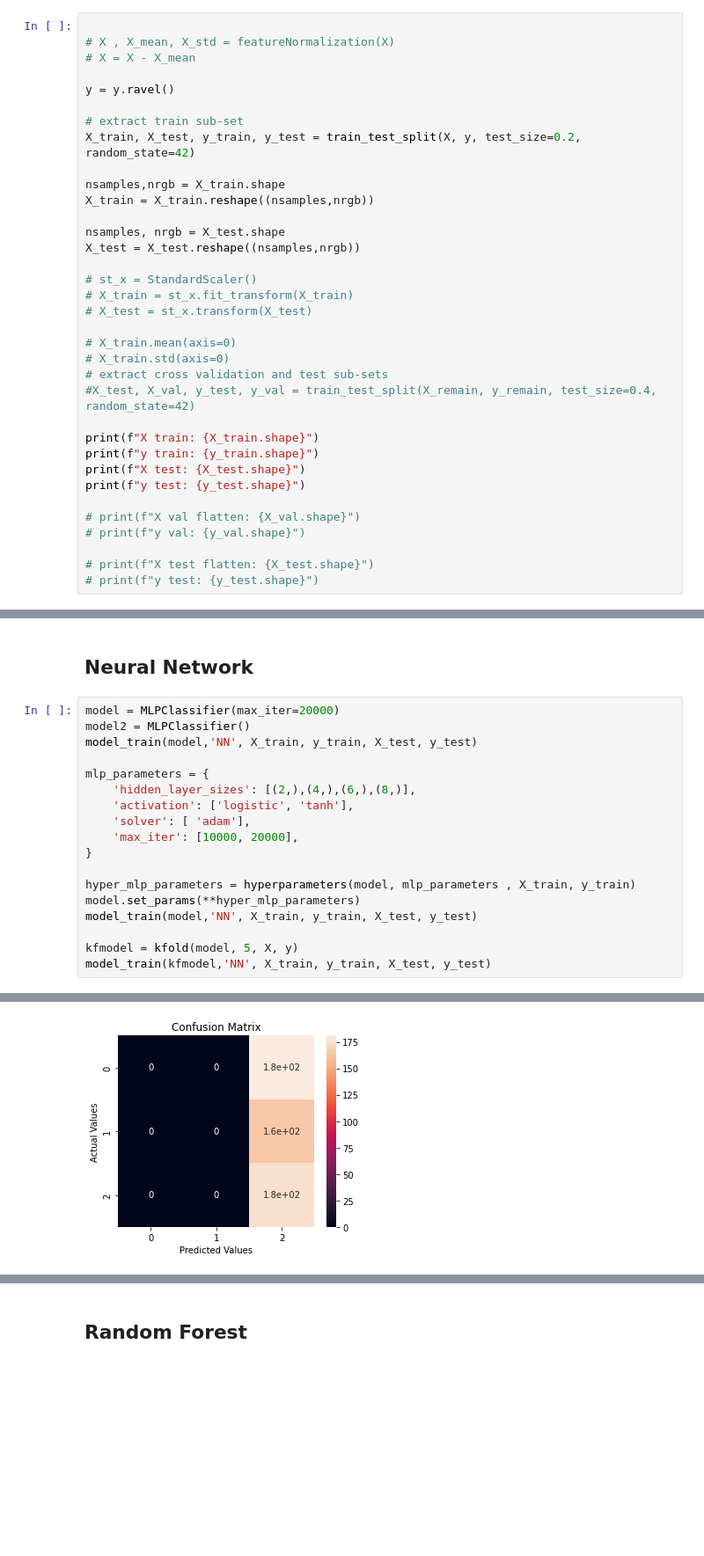
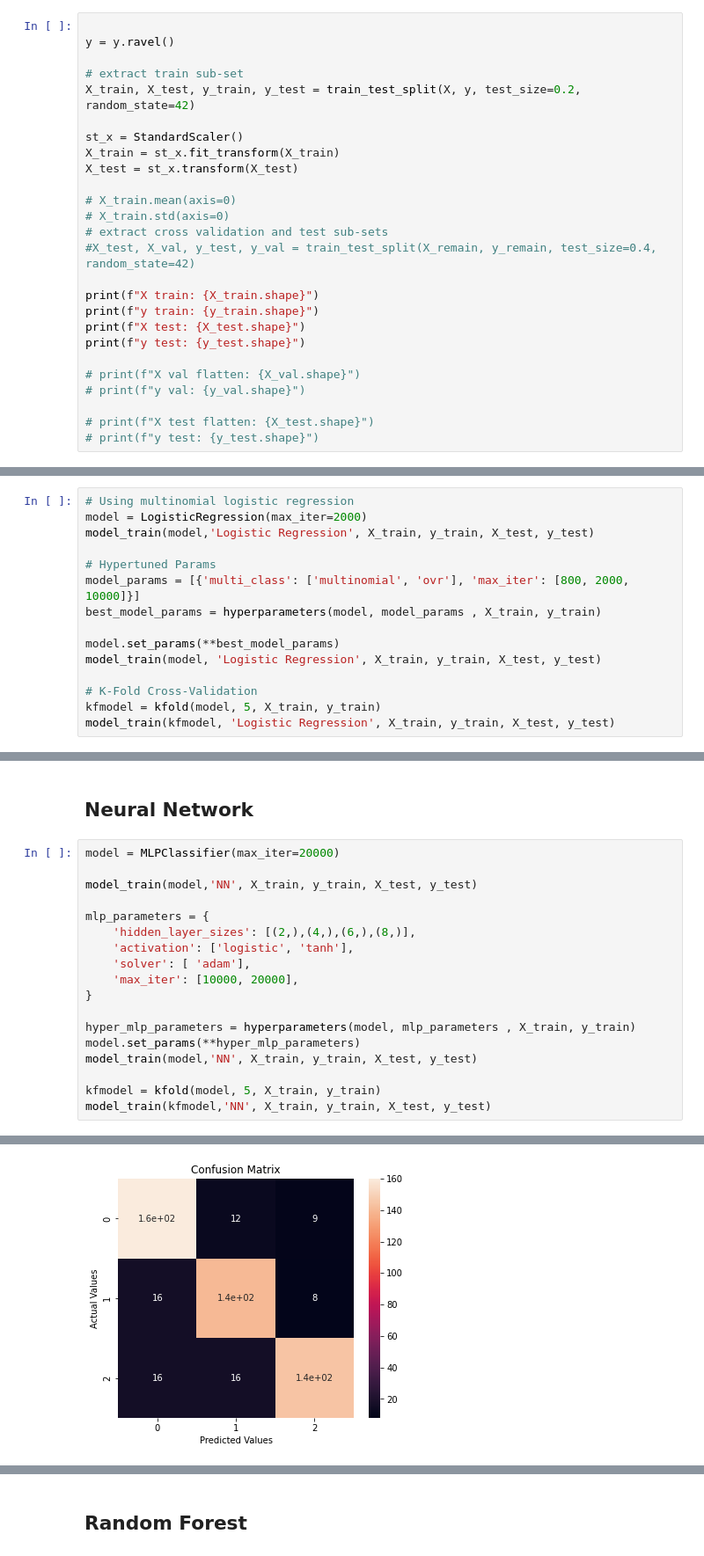
Before and after one commit to pedromonteiro01/garbage_classification, a Jupyter notebook: project/main.ipynb, the cells around one changed output, grey strips where cells are left out. Shown at 88% size. Saved outputs shown, nothing was run; the diff lists cells and outputs as text; blank space fills up the shorter version.

```diff
--- a/project/main.ipynb
+++ b/project/main.ipynb
@@ -158,22 +197,13 @@ def featureNormalization(X):
 # %%
-
-# X , X_mean, X_std = featureNormalization(X)
-# X = X - X_mean
 
 y = y.ravel()
 
 # extract train sub-set
 X_train, X_test, y_train, y_test = train_test_split(X, y, test_size=0.2, random_state=42)
 
-nsamples,nrgb = X_train.shape
-X_train = X_train.reshape((nsamples,nrgb))
-
-nsamples, nrgb = X_test.shape
-X_test = X_test.reshape((nsamples,nrgb))
-
-# st_x = StandardScaler()
-# X_train = st_x.fit_transform(X_train)
-# X_test = st_x.transform(X_test)
+st_x = StandardScaler()
+X_train = st_x.fit_transform(X_train)
+X_test = st_x.transform(X_test)
 
 # X_train.mean(axis=0)
 # X_train.std(axis=0)
@@ -405,0 +286,15 @@ weighted avg       0.84      0.84      0.84       568
+# %%
+# Using multinomial logistic regression
+model = LogisticRegression(max_iter=2000)
+model_train(model,'Logistic Regression', X_train, y_train, X_test, y_test)
+
+# Hypertuned Params
+model_params = [{'multi_class': ['multinomial', 'ovr'], 'max_iter': [800, 2000, 10000]}]
+best_model_params = hyperparameters(model, model_params , X_train, y_train)
+
+model.set_params(**best_model_params)
+model_train(model, 'Logistic Regression', X_train, y_train, X_test, y_test)
+
+# K-Fold Cross-Validation
+kfmodel = kfold(model, 5, X_train, y_train)
+model_train(kfmodel, 'Logistic Regression', X_train, y_train, X_test, y_test)
@@ -407,7 +327,7 @@ weighted avg       0.84      0.84      0.84       568
 ## Neural Network
 # %%
 model = MLPClassifier(max_iter=20000)
-model2 = MLPClassifier()
+
 model_train(model,'NN', X_train, y_train, X_test, y_test)
 
 mlp_parameters = {
@@ -421,6 +341,6 @@ hyper_mlp_parameters = hyperparameters(model, mlp_parameters , X_train, y_train)
 model.set_params(**hyper_mlp_parameters)
 model_train(model,'NN', X_train, y_train, X_test, y_test)
 
-kfmodel = kfold(model, 5, X, y)
+kfmodel = kfold(model, 5, X_train, y_train)
 model_train(kfmodel,'NN', X_train, y_train, X_test, y_test)
 # %% [output]
@@ -435 +358 @@ paper        0        0    176
-[figure, old version]
+[figure, new version]
```
Also changed, not shown: parts of 27 cells of this notebook, 1 other file.
